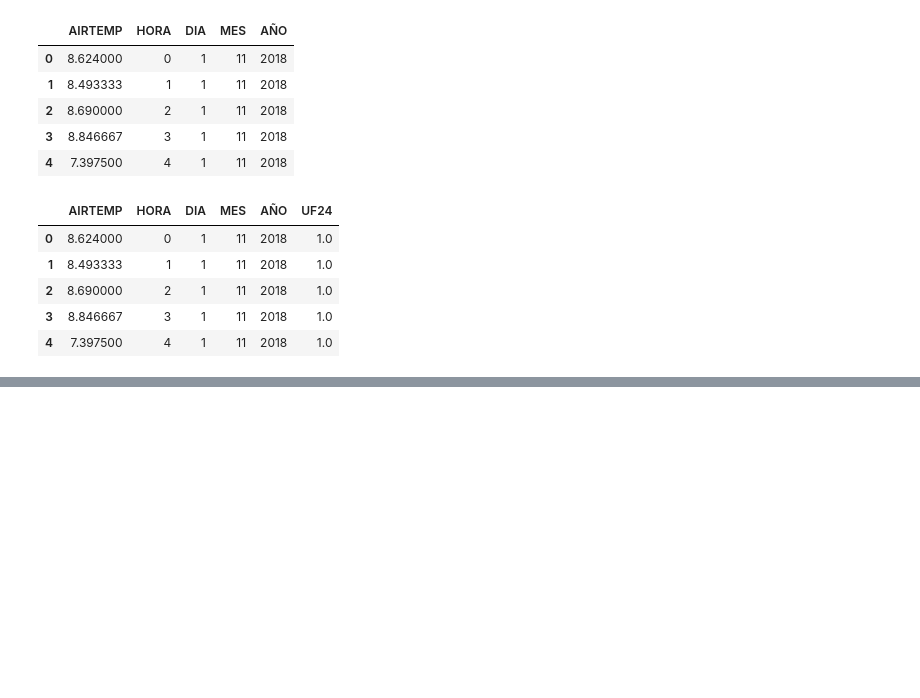
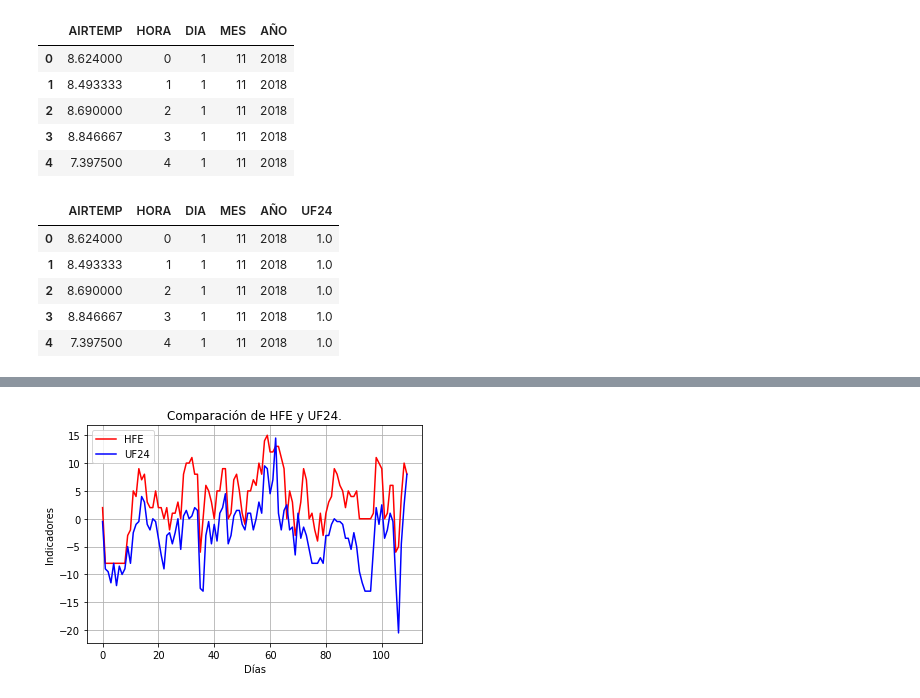
Before and after one commit to AdrianEVC/F-sica-computacional, a Jupyter notebook: Actividad6/Actividad6.ipynb, the cells around one changed output, grey strips where cells are left out. Saved outputs shown, nothing was run; the diff lists cells and outputs as text; code cells hidden in the pictures; blank space fills up the shorter version.

```diff
--- a/Actividad6/Actividad6.ipynb
+++ b/Actividad6/Actividad6.ipynb
@@ -131,0 +177,7 @@ df2.head()
+# %%
+#Contamos los valores de UF24, HF, HC Y HEF por día
+df2["UF24"] = df2.groupby(["AÑO","MES","DIA"])["UF24"].transform("sum")
+df2["HF"] = df2.groupby(["AÑO","MES","DIA"])["HF"].transform("sum")
+df2["HC"] = df2.groupby(["AÑO","MES","DIA"])["HC"].transform("sum")
+df2["HFE"] = df2.groupby(["AÑO","MES","DIA"])["HFE"].transform("sum")
+df2.head(25)
@@ -131,0 +202,5 @@ df2.head()
+# %%
+#Quitamos datos repetidos por hora
+df2 = df2.drop_duplicates(subset=['AÑO','MES','DIA'])
+df2=df2.reset_index(drop=True)
+df2.head(25)
@@ -131,0 +225,20 @@ df2.head()
+# %%
+#Crear arreglos con la información de UF24CUM y HFE para realizar gráficas
+HFE = [df2['HFE'][i] for i in range(0,len(df2))]
+UF24 = [df2['UF24'][i] for i in range(0,len(df2))]
+# %%
+#Se grafican los dos arreglos para comparar valores
+H = HFE
+U = UF24
+
+plt.plot(H, label = "HFE", color = 'RED')
+plt.plot(U, label = "UF24", color = 'BLUE')
+plt.xlabel("Días")
+plt.ylabel("Indicadores")
+plt.legend()
+plt.grid()
+plt.title('Comparación de HFE y UF24.')
+plt.savefig('Gráfica1',plt=2000)
+plt.show()
+# %% [output]
+[figure, added]
```
Also changed, not shown: parts of 9 cells of this notebook, 3 other files.
